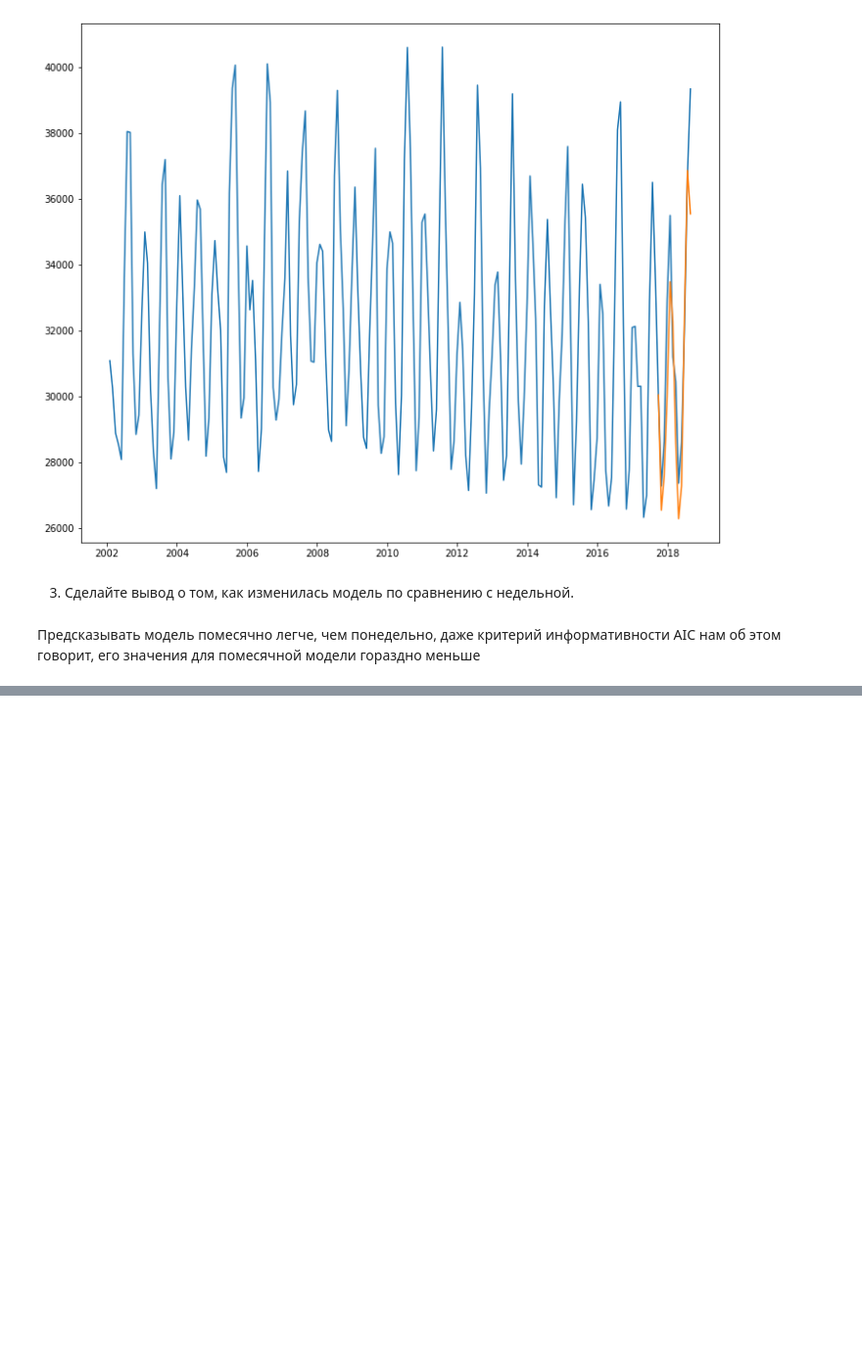
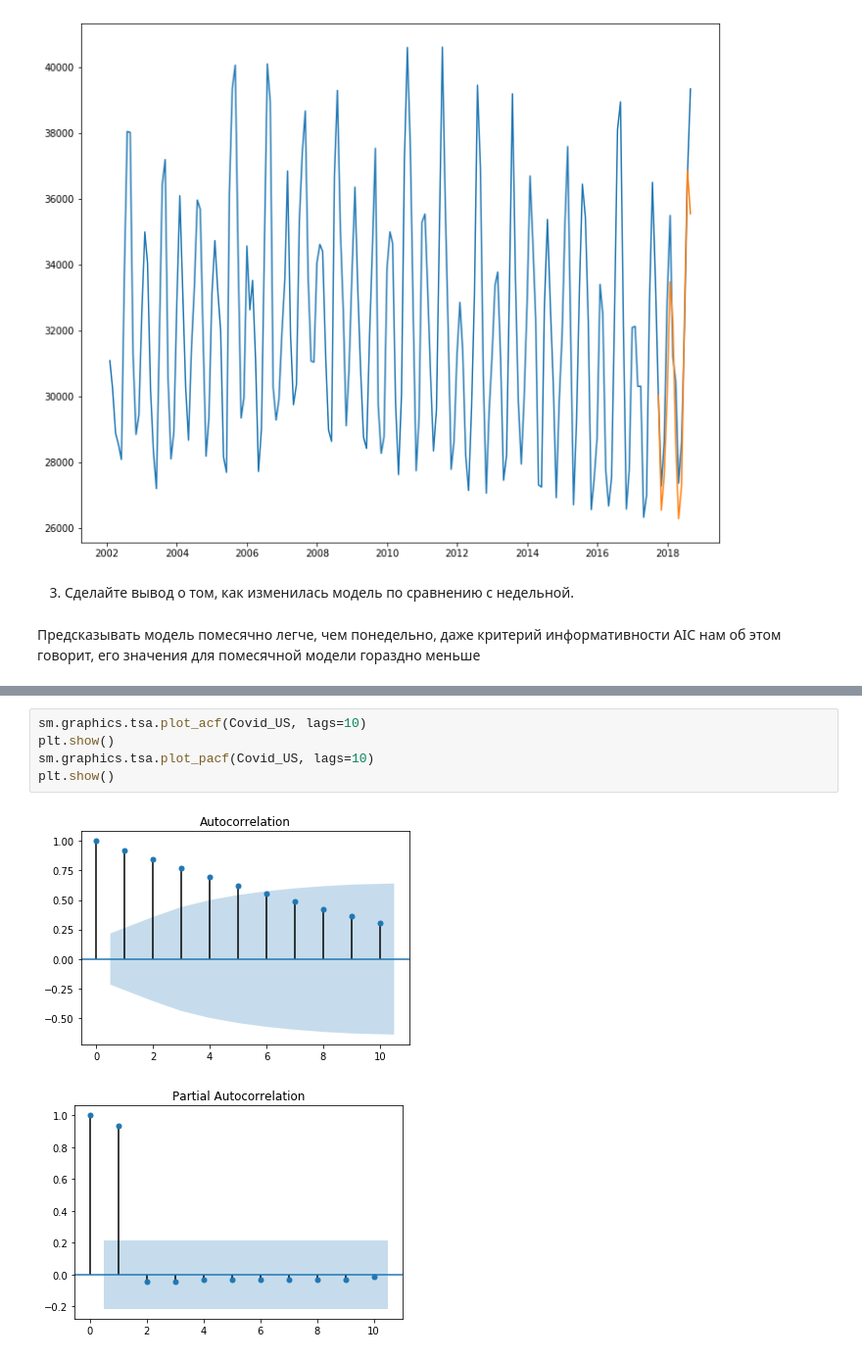
Before and after one commit to gulchitai/machine_learning, a Jupyter notebook: Lesson3/Lesson3.ipynb, the cells around one changed output, grey strips where cells are left out. Shown at 98% size. Drawn from its saved outputs; the diff is of its cells as text; blank space fills up the shorter version.

```diff
--- a/Lesson3/Lesson3.ipynb
+++ b/Lesson3/Lesson3.ipynb
@@ -235,0 +230,8 @@ plt.plot(ts_diff)
+# %%
+sm.graphics.tsa.plot_acf(Covid_US, lags=10)
+plt.show()
+sm.graphics.tsa.plot_pacf(Covid_US, lags=10)
+plt.show()
+# %% [output]
+[figure, added]
+[figure, added]
```
Also changed, not shown: parts of 22 cells of this notebook.
